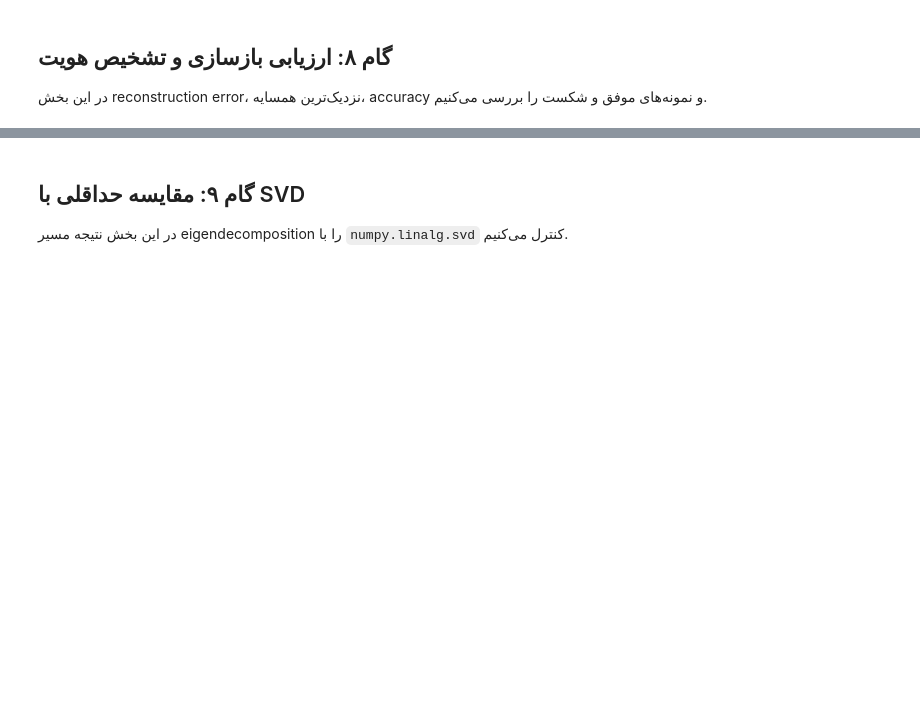
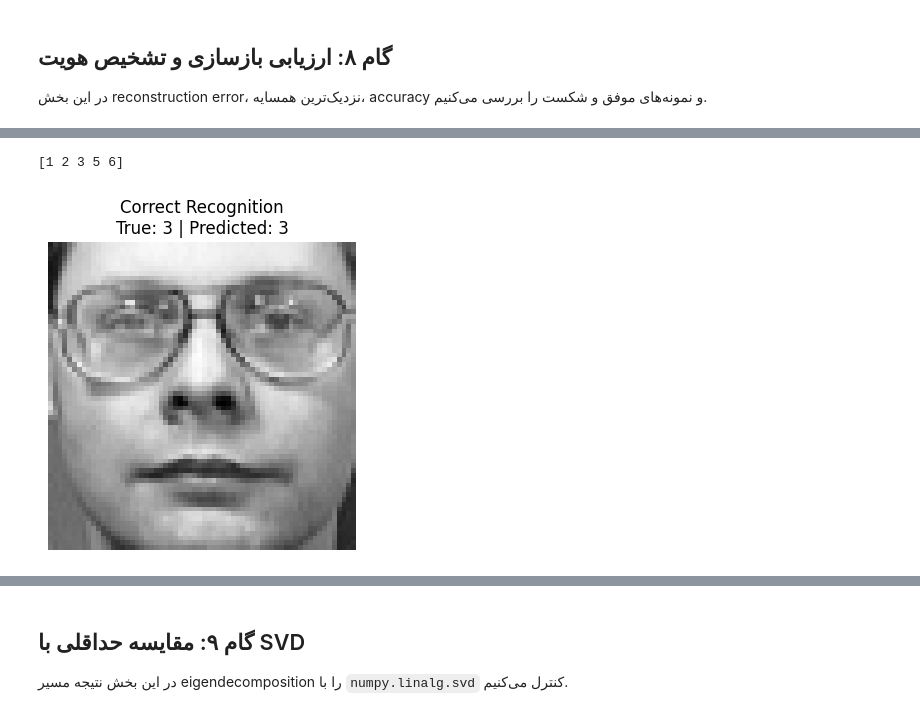
Before and after one commit to yasaman1994/eigenfaces-from-scratch, a Jupyter notebook: eigenfaces_from_scratch.ipynb, the cells around one changed output, grey strips where cells are left out. Cells and saved outputs as stored; diff of their text form; code cells hidden in the pictures; blank space fills up the shorter version.

```diff
--- a/eigenfaces_from_scratch.ipynb
+++ b/eigenfaces_from_scratch.ipynb
@@ -254,0 +498,18 @@ plt.show()
+# %%
+correct_indices = np.where(predictions == y_test)[0]
+print(correct_indices[:5])
+# %% [output]
+[1 2 3 5 6]
+# %%
+idx = 6
+
+plt.figure(figsize=(4,4))
+plt.imshow(X_test[idx].reshape(64, 64), cmap="gray")
+plt.title(
+    f"Correct Recognition\n"
+    f"True: {y_test[idx]} | Predicted: {predictions[idx]}"
+)
+plt.axis("off")
+plt.show()
+# %% [output]
+[figure, added]
```
Also changed, not shown: parts of 43 cells of this notebook.
